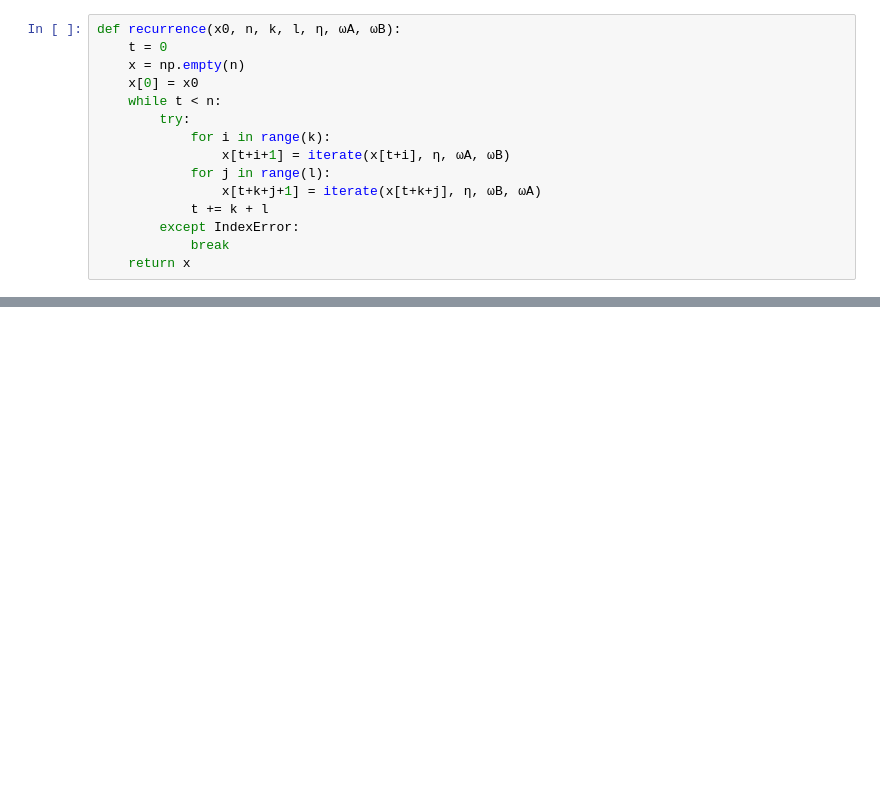
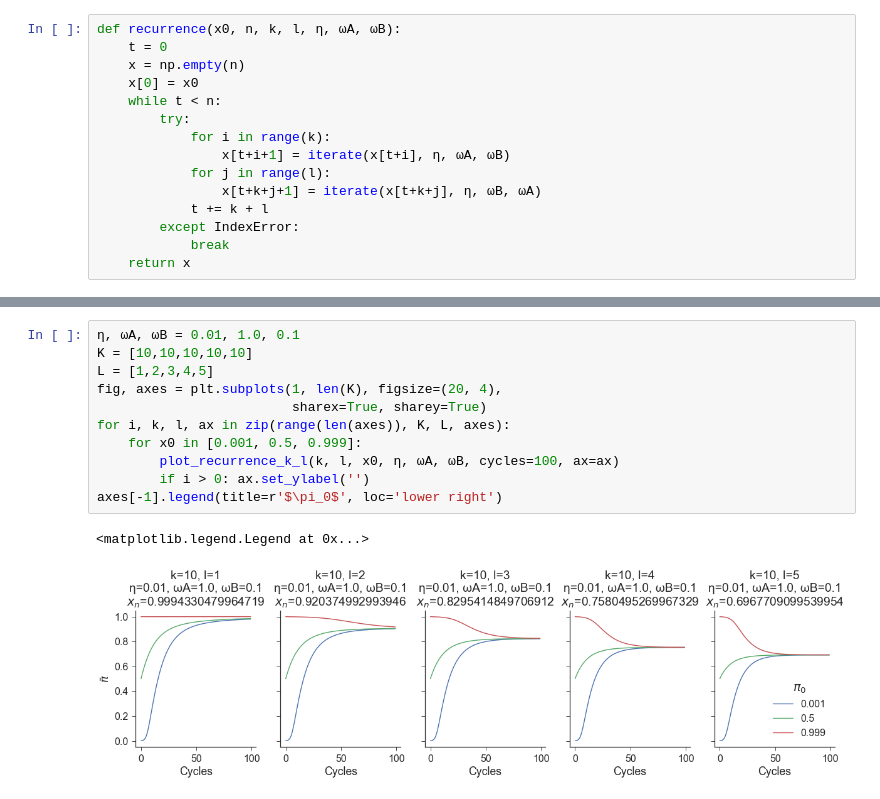
Before and after one commit to yoavram/Milpitas, a Jupyter notebook: recurrence.ipynb, the cells around one changed output, grey strips where cells are left out. Drawn from its saved outputs; the diff is of its cells as text; blank space fills up the shorter version.

```diff
--- a/recurrence.ipynb
+++ b/recurrence.ipynb
@@ -388,0 +403,14 @@ sns.despine()
+# %%
+η, ωA, ωB = 0.01, 1.0, 0.1
+K = [10,10,10,10,10]
+L = [1,2,3,4,5]
+fig, axes = plt.subplots(1, len(K), figsize=(20, 4),
+                         sharex=True, sharey=True)
+for i, k, l, ax in zip(range(len(axes)), K, L, axes):
+    for x0 in [0.001, 0.5, 0.999]:
+        plot_recurrence_k_l(k, l, x0, η, ωA, ωB, cycles=100, ax=ax)
+        if i > 0: ax.set_ylabel('')
+axes[-1].legend(title=r'$\pi_0$', loc='lower right')
+# %% [output]
+<matplotlib.legend.Legend at 0x...>
+[figure, added]
```
Also changed, not shown: parts of 8 cells of this notebook.
